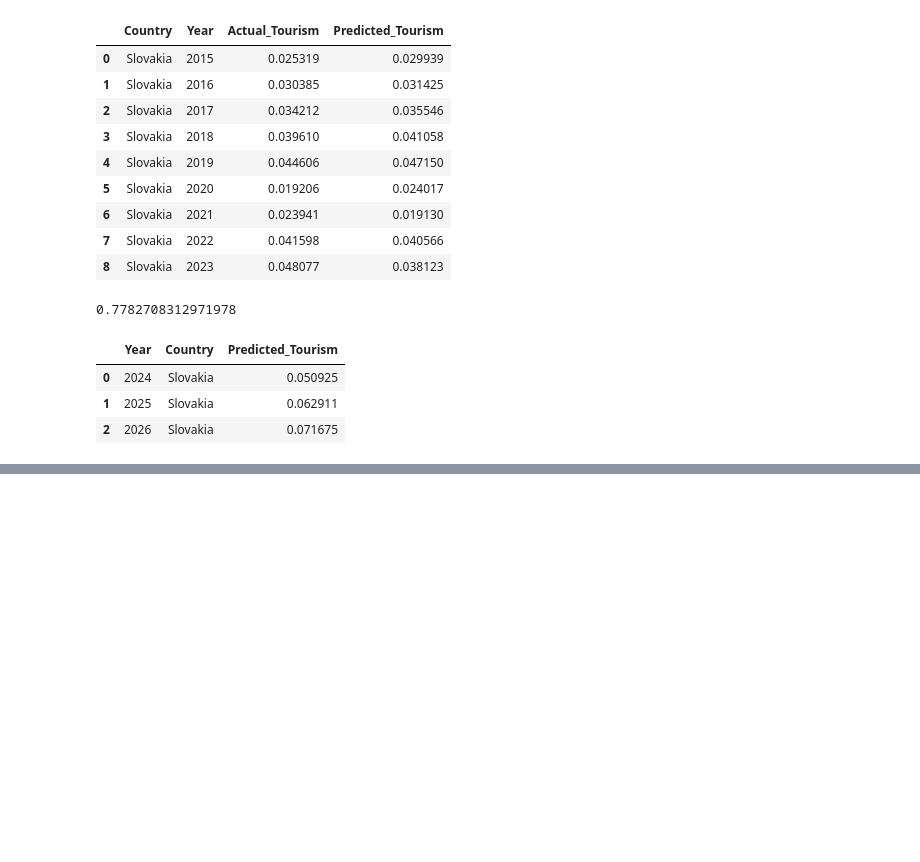
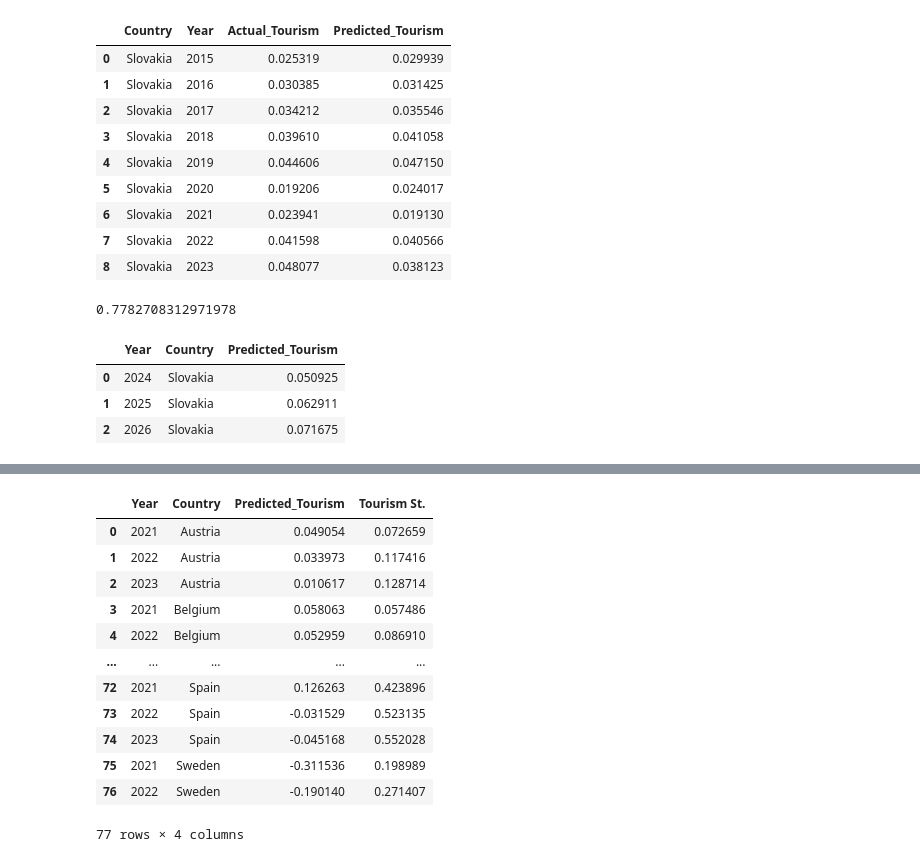
Before and after one commit to swbehan/RoadQualityWork, a Jupyter notebook: datasets/preprocessed-datasets/time_series_predictions copy 2.ipynb, the cells around one changed output, grey strips where cells are left out. Drawn from its saved outputs; the diff is of its cells as text; code cells hidden in the pictures; blank space fills up the shorter version.

```diff
--- a/datasets/preprocessed-datasets/time_series_predictions copy 2.ipynb
+++ b/datasets/preprocessed-datasets/time_series_predictions copy 2.ipynb
@@ -196,7 +196,7 @@ def get_country_prediction(data, country, lag=3):
     tmp_x = last_row[feature_cols].to_numpy()
     x_old = np.hstack([tmp_x[:2], y[-1], tmp_x[2:4]])
 
-    year_list = [2024]
+    year_list = [last_year + 1]
     country_list = [country]
     pred_list = [predict_next_year(beta_tourism, x_old)]
 
@@ -216,6 +216,6 @@ def get_country_prediction(data, country, lag=3):
                    'Country': country_list,
                    'Predicted_Tourism': pred_list}
 
-    return predictions
+    return pd.DataFrame(predictions)
 # %%
 result = get_country_prediction(data, "Slovakia", lag=3)
@@ -314,2 +271,60 @@ LinAlgError: Singular matrix
+# %%
+pred_df_all = []
+y_all = []
+EU_countries_list = [
+    'Austria', "Belgium", "Bulgaria", "Croatia", "Czechia",
+    "Denmark", "Estonia", "Finland", "France", "Germany", "Greece", "Hungary",
+    "Ireland", "Italy", "Latvia", "Lithuania", "Luxembourg", "Malta",
+    "Netherlands", "Poland", "Portugal", "Romania", "Slovakia", "Slovenia",
+    "Spain", "Sweden"]
+#EU_countries_list = ['Slovakia']
+
+# loop through all the countries
+for country in EU_countries_list:
+    country_df = data[data['Country'] == country].copy()
+# for each country
+# drop the last three years from data (call this subset_data or somethihg)
+    max_year = country_df["Year"].max()
+    if max_year < 2023:
+        subset_data = country_df[country_df['Year'] < max_year - 1]
+    else:
+        subset_data = country_df[country_df['Year'] < max_year - 2]
+
+    temp_df = get_country_prediction(subset_data, country, lag=3)
+    #print(temp_df)
+
+# concantenate temp_df to the bottom of pred_df
+    pred_df_all.append(temp_df)
+
+    #pred_df_all
+# when you are done, compare the pred_df predictions to a vector y_true
+# where y_true are the 2021-2023 y values for the countries
+    if max_year < 2023:
+        y_true = country_df[country_df['Year'] > max_year - 2]
+    else:
+        y_true = country_df[country_df['Year'] > max_year - 3]
+    #print(y_true)
+    y_all.append(y_true)
+
+pred_df_true = pd.concat(pred_df_all, ignore_index=True)
+y_fin = pd.concat(y_all, ignore_index=True)
+
+results = pd.merge(pred_df_true, y_fin, on = ['Country', 'Year'])
+
+results
+# %% [output]
+|  | Year | Country | Predicted_Tourism | Tourism St. |
+| 0 | 2021 | Austria | 0.049054 | 0.072659 |
+| 1 | 2022 | Austria | 0.033973 | 0.117416 |
+| 2 | 2023 | Austria | 0.010617 | 0.128714 |
+| 3 | 2021 | Belgium | 0.058063 | 0.057486 |
+| 4 | 2022 | Belgium | 0.052959 | 0.086910 |
+| ... | ... | ... | ... | ... |
+| 72 | 2021 | Spain | 0.126263 | 0.423896 |
+| 73 | 2022 | Spain | -0.031529 | 0.523135 |
+| 74 | 2023 | Spain | -0.045168 | 0.552028 |
+| 75 | 2021 | Sweden | -0.311536 | 0.198989 |
+| 76 | 2022 | Sweden | -0.190140 | 0.271407 |
+77 rows × 4 columns
 # %%
 def evaluate_predictions(pred_df):
```
Also changed, not shown: parts of 6 cells of this notebook, 3 other files.
